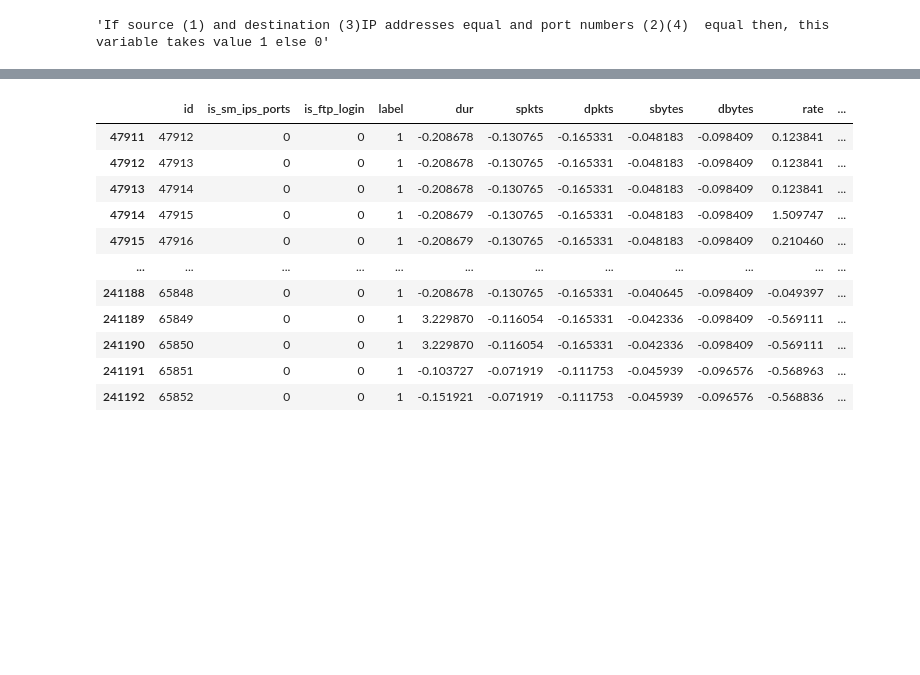
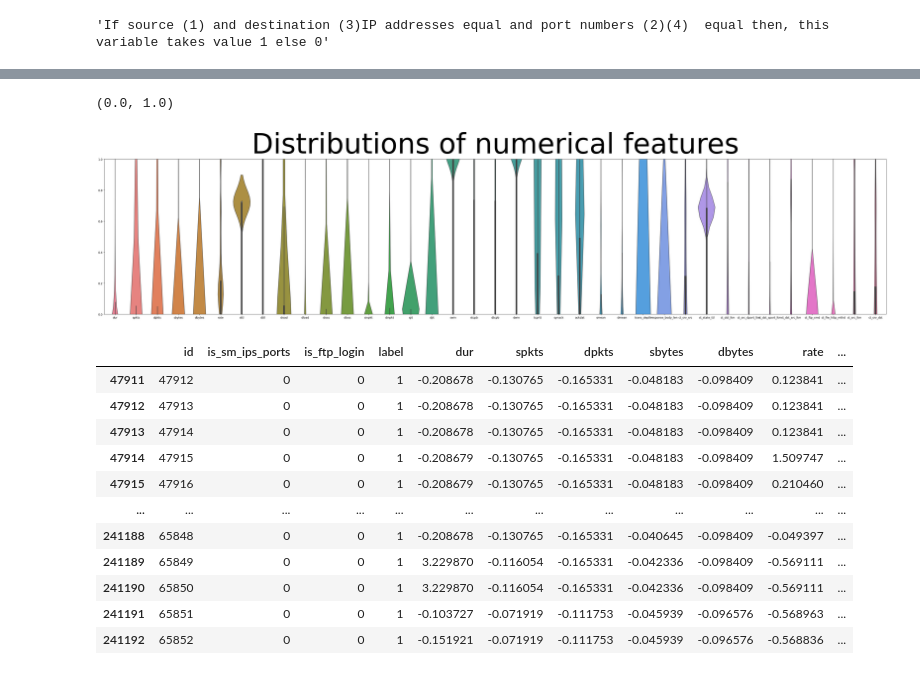
Before and after one commit to Marcin-Sadowy/Introduction-to-Machine-Learning-Project-10-Network-intrusion-detection, a Jupyter notebook: data_exploration.ipynb, the cells around one changed output, grey strips where cells are left out. Saved outputs shown, nothing was run; the diff lists cells and outputs as text; code cells hidden in the pictures; blank space fills up the shorter version.

```diff
--- a/data_exploration.ipynb
+++ b/data_exploration.ipynb
@@ -132,3 +127,18 @@ numerical_data_frame = pd.DataFrame(numerical_data_scaled, columns=numerical_dat
+# %%
+#Scale the numerical data
+scaler = StandardScaler()
+
+numerical_data_scaled = scaler.fit_transform(numerical_data)
+
+numerical_data_frame = pd.DataFrame(numerical_data_scaled, columns=numerical_data.columns)
+
+plt.figure(figsize=(50,10))
+sns.violinplot(data = numerical_data_frame.iloc[:,:5])
+plt.title("Distributions of numerical features", fontsize=100)
+plt.ylim(0,1)
+# %% [output]
+(0.0, 1.0)
+[figure, added]
 # %%
 #Concatenate the encoded categorical feautures with the scaled numerical features and the unscalable features to create the final dataFrame
 
```
Also changed, not shown: parts of 8 cells of this notebook.
